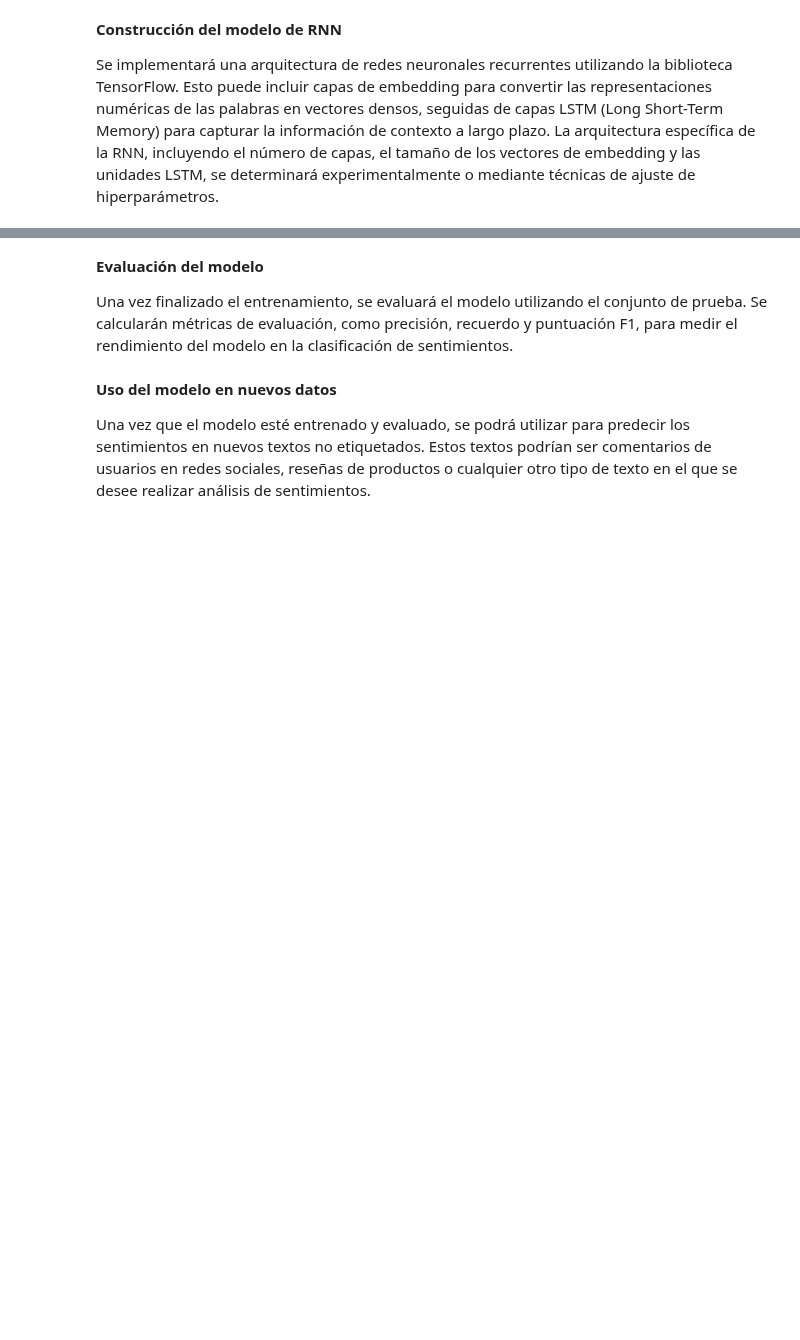
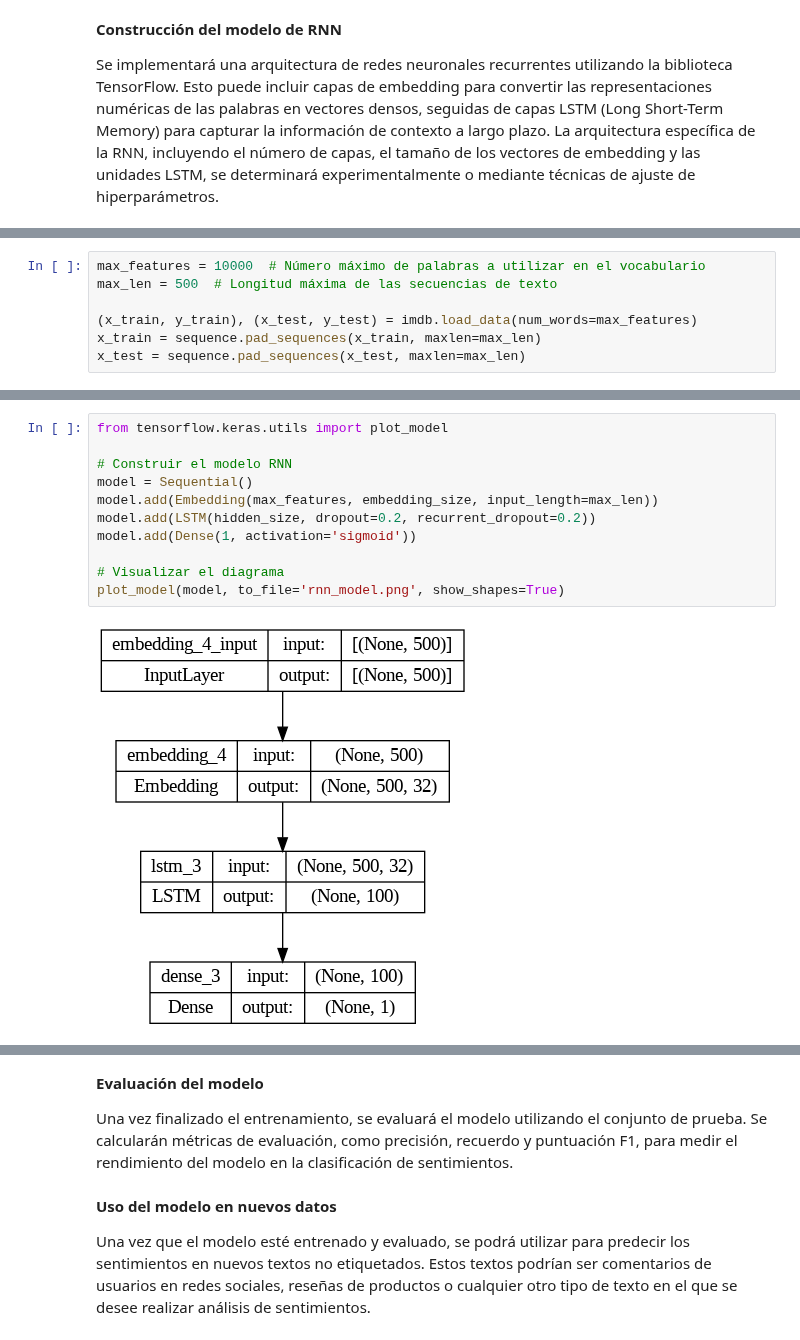
Before and after one commit to agustinelson/natural-language-processing-ML-Project, a Jupyter notebook: NLP_Sentimient_Analysis_Project.ipynb, the cells around one changed output, grey strips where cells are left out. Drawn from its saved outputs; the diff is of its cells as text; blank space fills up the shorter version.

```diff
--- a/NLP_Sentimient_Analysis_Project.ipynb
+++ b/NLP_Sentimient_Analysis_Project.ipynb
@@ -162,0 +284,7 @@ Se implementará una arquitectura de redes neuronales recurrentes utilizando la
+# %%
+max_features = 10000  # Número máximo de palabras a utilizar en el vocabulario
+max_len = 500  # Longitud máxima de las secuencias de texto
+
+(x_train, y_train), (x_test, y_test) = imdb.load_data(num_words=max_features)
+x_train = sequence.pad_sequences(x_train, maxlen=max_len)
+x_test = sequence.pad_sequences(x_test, maxlen=max_len)
@@ -162,0 +294,13 @@ Se implementará una arquitectura de redes neuronales recurrentes utilizando la
+# %%
+from tensorflow.keras.utils import plot_model
+
+# Construir el modelo RNN
+model = Sequential()
+model.add(Embedding(max_features, embedding_size, input_length=max_len))
+model.add(LSTM(hidden_size, dropout=0.2, recurrent_dropout=0.2))
+model.add(Dense(1, activation='sigmoid'))
+
+# Visualizar el diagrama
+plot_model(model, to_file='rnn_model.png', show_shapes=True)
+# %% [output]
+[figure, added]
```
Also changed, not shown: parts of 18 cells of this notebook.
